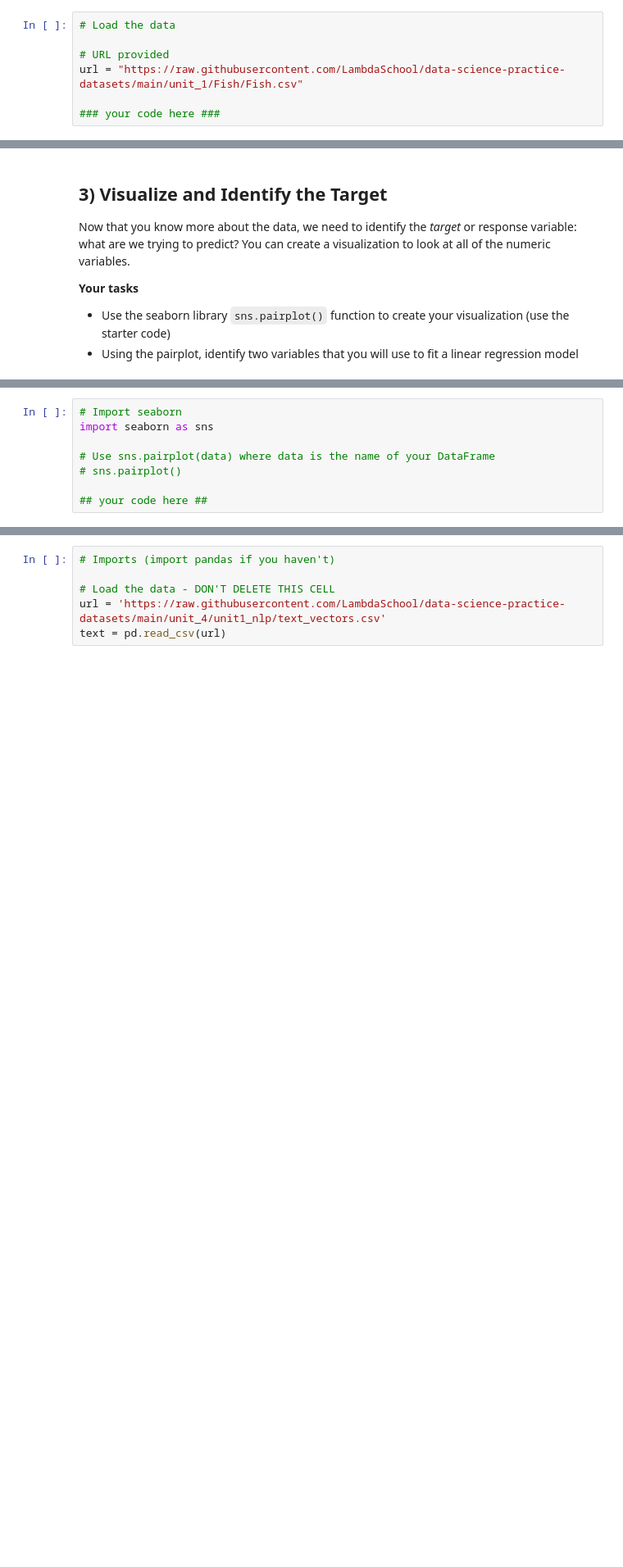
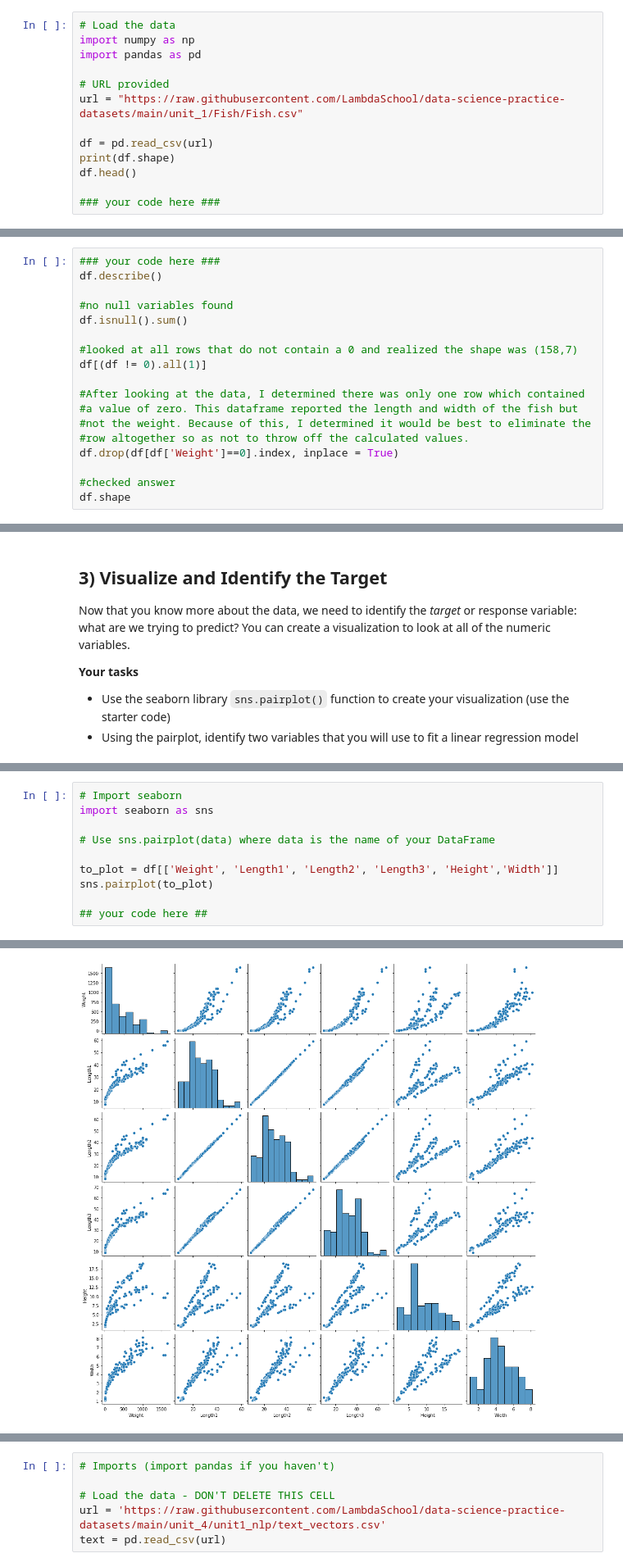
Before and after one commit to JenFaith/DS-Unit-1-Sprint-3-Linear-Algebra, a Jupyter notebook: Faith_LS_DS_Unit1_Sprint3_Challenge_ipynb_txt.ipynb, the cells around one changed output, grey strips where cells are left out. Shown: that part at 82% size. Drawn from its saved outputs; the diff is of its cells as text; blank space fills up the shorter version.

```diff
--- a/Faith_LS_DS_Unit1_Sprint3_Challenge_ipynb_txt.ipynb
+++ b/Faith_LS_DS_Unit1_Sprint3_Challenge_ipynb_txt.ipynb
@@ -32,8 +32,14 @@ This dataset is a record of seven common different fish species in fish market s
 * The shape of your DataFrame should be `(159, 7)`
 # %%
 # Load the data
+import numpy as np
+import pandas as pd
 
 # URL provided
 url = "https://raw.githubusercontent.com/LambdaSchool/data-science-practice-datasets/main/unit_1/Fish/Fish.csv"
 
+df = pd.read_csv(url)
+print(df.shape)
+df.head()
+
 ### your code here ###
@@ -51,0 +64,18 @@ Now you want to take a look at the dataset, figure out what variable types the c
+# %%
+### your code here ###
+df.describe()
+
+#no null variables found
+df.isnull().sum()
+
+#looked at all rows that do not contain a 0 and realized the shape was (158,7)
+df[(df != 0).all(1)]
+
+#After looking at the data, I determined there was only one row which contained
+#a value of zero. This dataframe reported the length and width of the fish but
+#not the weight. Because of this, I determined it would be best to eliminate the
+#row altogether so as not to throw off the calculated values.
+df.drop(df[df['Weight']==0].index, inplace = True)
+
+#checked answer
+df.shape
@@ -63,6 +101,9 @@ Now that you know more about the data, we need to identify the *target* or respo
 import seaborn as sns
 
 # Use sns.pairplot(data) where data is the name of your DataFrame
-# sns.pairplot()
+
+to_plot = df[['Weight', 'Length1', 'Length2', 'Length3', 'Height','Width']]
+sns.pairplot(to_plot)
 
 ## your code here ##
+# %% [output]
@@ -69,3 +111,4 @@ import seaborn as sns
+[figure, added]
 # %% [markdown]
 ### Short answer:
 
```
Also changed, not shown: parts of 28 cells of this notebook.
